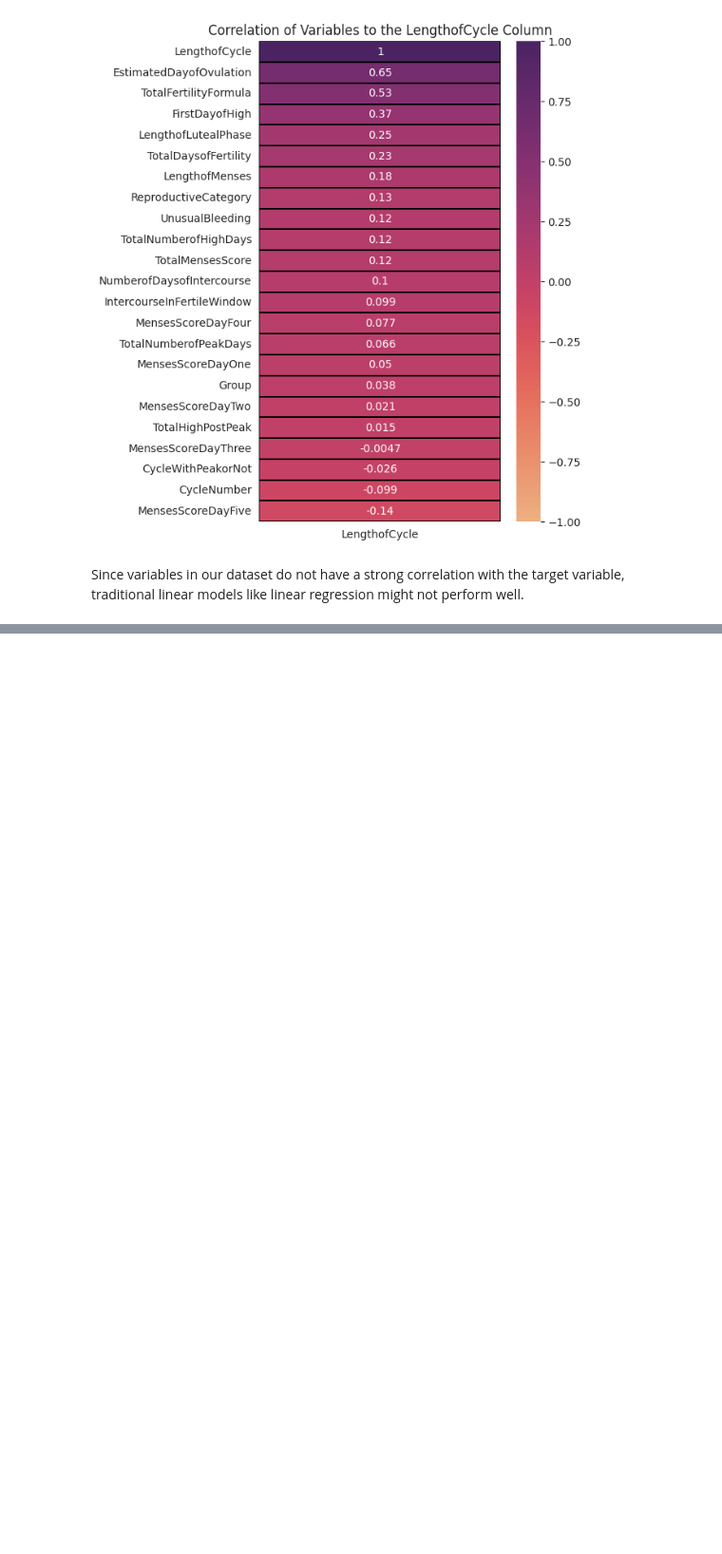
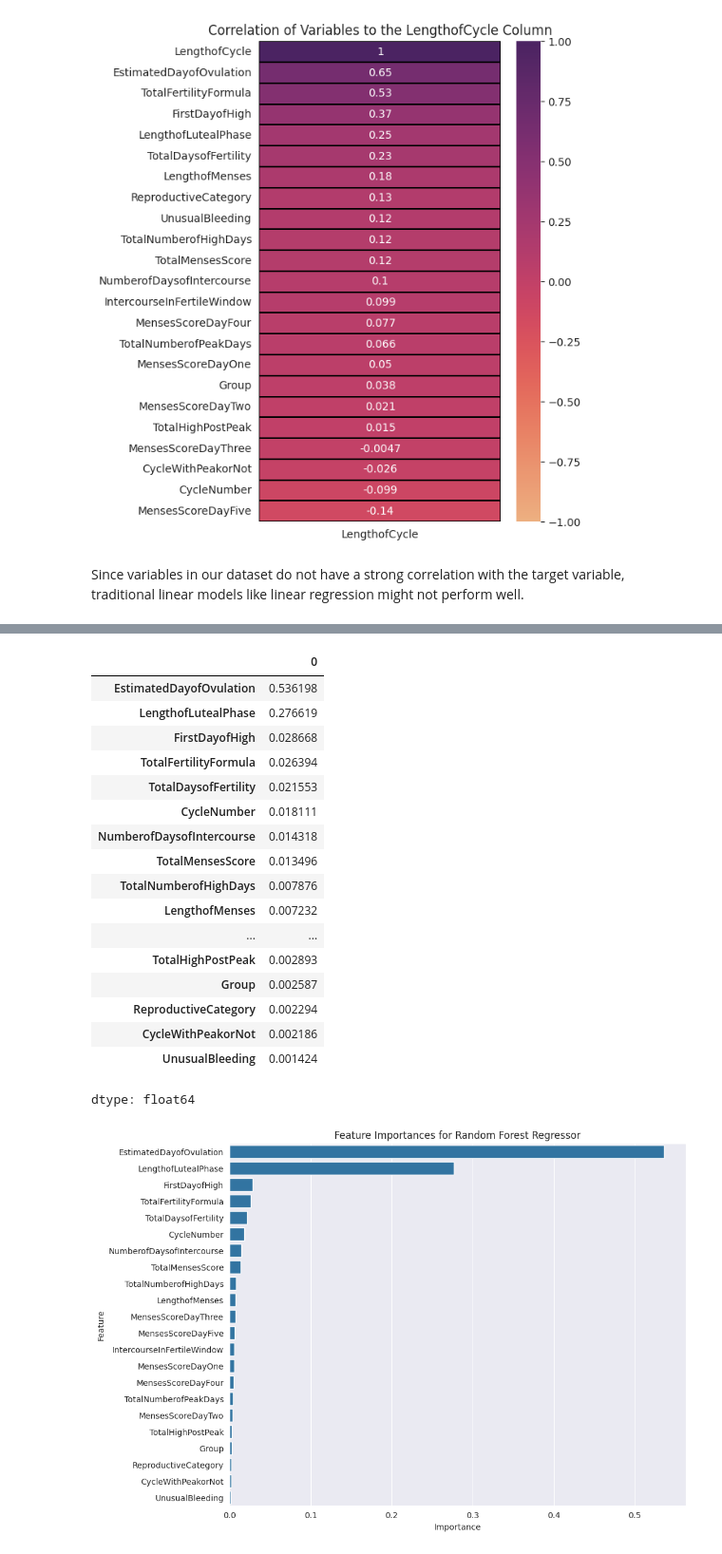
Before and after one commit to MohammadMushfiqurRahman/Mentrual-Cycle-to-Emotion-Predictor, a Jupyter notebook: Menstrual_cycle_length_prediction.ipynb, the cells around one changed output, grey strips where cells are left out. Shown at 95% size. Cells and saved outputs as stored; diff of their text form; code cells hidden in the pictures; blank space fills up the shorter version.

Commit message:
Models are added

```diff
--- a/Menstrual_cycle_length_prediction.ipynb
+++ b/Menstrual_cycle_length_prediction.ipynb
@@ -351,0 +391,5 @@ Since variables in our dataset do not have a strong correlation with the target
+# %%
+scaler =StandardScaler()
+x= scaler.fit_transform(x)
+# %%
+x_train, x_test ,y_train, y_test = train_test_split(x,y,train_size=0.8, random_state= 42)
@@ -351,0 +401,4 @@ Since variables in our dataset do not have a strong correlation with the target
+# %%
+random_forest = RandomForestRegressor(n_estimators= 49, criterion="squared_error", max_depth= 67)
+# %%
+random_forest.fit(x_train, y_train)
@@ -351,0 +608,52 @@ Since variables in our dataset do not have a strong correlation with the target
+# %%
+# Get feature importances from the trained Random Forest Regressor model
+feature_importances = random_forest.feature_importances_
+
+# Get the names of the features used for training
+# The 'x' DataFrame used for training was created by dropping 'LengthofCycle' and the columns
+# with more than 50% missing values and 'ClientID' from the original 'df' before the
+# 'CycleLengthCategory' column was added.
+# Let's recreate the list of columns that were dropped to form 'x'.
+columns_to_drop_for_x = null_values[null_values["Missing Values in Percentage"] >= 50]["Column Name"].tolist() + ["ClientID", "LengthofCycle"]
+
+# Get the feature names by dropping these columns from the DataFrame *before* the classification column was added
+# Assuming 'df' at this point still contains the original columns before adding 'CycleLengthCategory'
+# If 'df' has already been modified to include 'CycleLengthCategory', we need to be careful.
+# Let's assume 'df' here refers to the DataFrame after handling missing values and dropping ClientID,
+# but before adding 'CycleLengthCategory'. Looking at the notebook state, 'df' *does* have
+# 'CycleLengthCategory'. So we need to drop that too to get back to the state of 'x'.
+
+# Recreate the DataFrame as it was when 'x' was created for the Random Forest model
+# based on the notebook history, 'x' was created from 'df' after dropping 'LengthofCycle'
+# and before adding 'CycleLengthCategory'. Also, columns with >50% missing and ClientID were dropped earlier.
+# So, the columns in 'x' are the original columns minus:
+# 1. Columns with >50% missing values
+# 2. ClientID
+# 3. LengthofCycle
+# 4. CycleLengthCategory (which was added after x was created)
+
+all_original_columns = pd.read_csv(csv_file_path).columns.tolist()
+columns_to_drop_before_x = null_values[null_values["Missing Values in Percentage"] >= 50]["Column Name"].tolist() + ["ClientID", "LengthofCycle"]
+
+# Get the names of the columns that should be in 'x'
+feature_names = [col for col in all_original_columns if col not in columns_to_drop_before_x]
+
+
+# Create a pandas Series for easier visualization and sorting
+importance_series = pd.Series(feature_importances, index=feature_names)
+
+# Sort the feature importances in descending order
+sorted_importance_series = importance_series.sort_values(ascending=False)
+
+# Print or visualize the feature importances
+print("Feature Importances (Random Forest Regressor):")
+display(sorted_importance_series)
+
+# Optional: Visualize feature importances
+plt.figure(figsize=(10, 8))
+sns.barplot(x=sorted_importance_series.values, y=sorted_importance_series.index)
+plt.title('Feature Importances for Random Forest Regressor')
+plt.xlabel('Importance')
+plt.ylabel('Feature')
+plt.show()
+# %% [output]
@@ -351,0 +661,19 @@ Since variables in our dataset do not have a strong correlation with the target
+|  | 0 |
+| EstimatedDayofOvulation | 0.536198 |
+| LengthofLutealPhase | 0.276619 |
+| FirstDayofHigh | 0.028668 |
+| TotalFertilityFormula | 0.026394 |
+| TotalDaysofFertility | 0.021553 |
+| CycleNumber | 0.018111 |
+| NumberofDaysofIntercourse | 0.014318 |
+| TotalMensesScore | 0.013496 |
+| TotalNumberofHighDays | 0.007876 |
+| LengthofMenses | 0.007232 |
+| ... | ... |
+| TotalHighPostPeak | 0.002893 |
+| Group | 0.002587 |
+| ReproductiveCategory | 0.002294 |
+| CycleWithPeakorNot | 0.002186 |
+| UnusualBleeding | 0.001424 |
+dtype: float64
+[figure, added]
```
Also changed, not shown: parts of 38 cells of this notebook.
